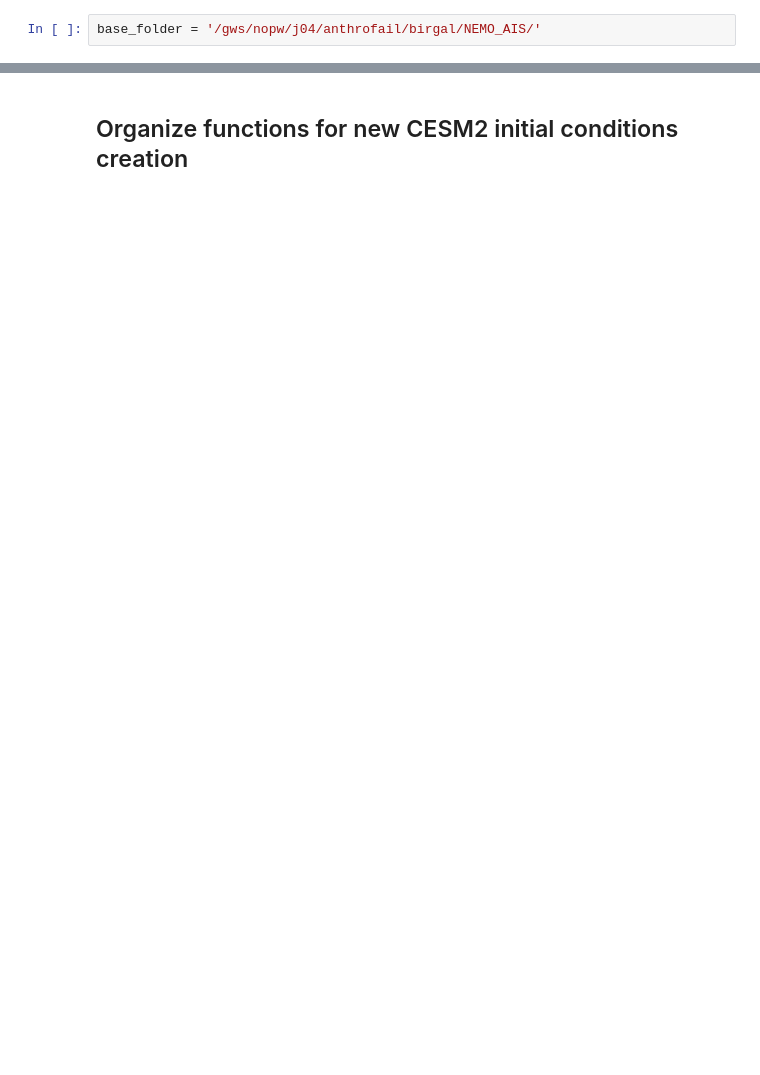
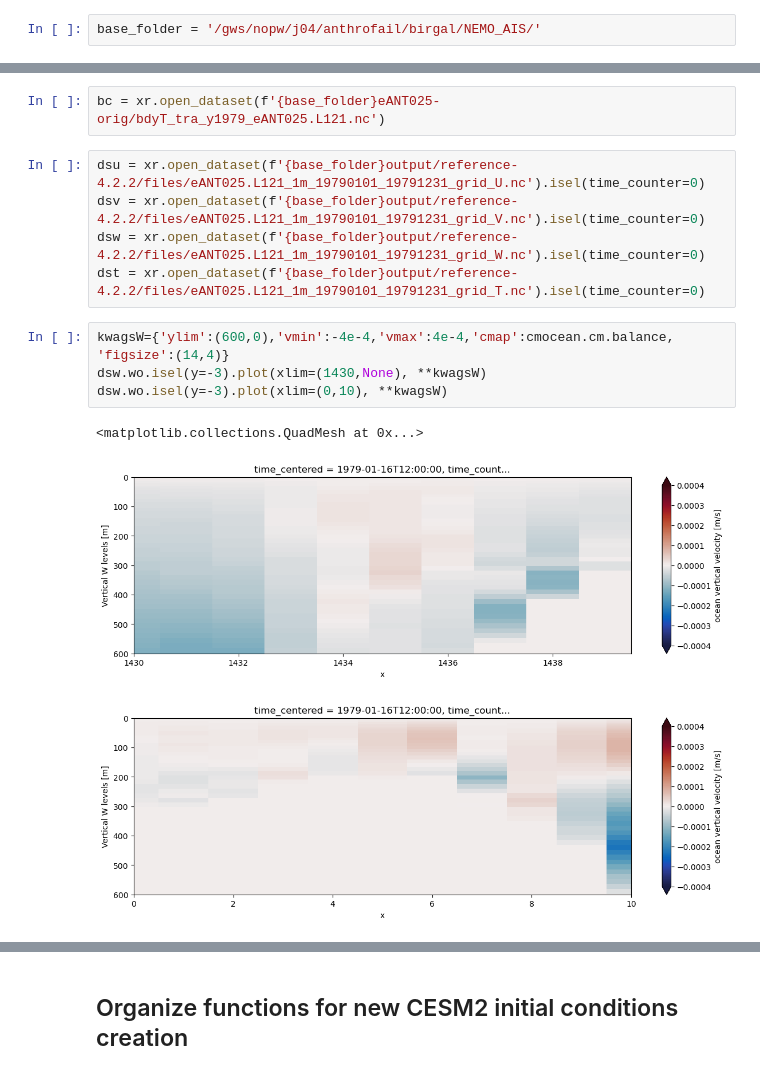
Before and after one commit to brogalla/analysis-birgal, a Jupyter notebook: nemo_config_setup/climate-experiments/check-new-bdy-conds.ipynb, the cells around one changed output, grey strips where cells are left out. Drawn from its saved outputs; the diff is of its cells as text; blank space fills up the shorter version.

```diff
--- a/nemo_config_setup/climate-experiments/check-new-bdy-conds.ipynb
+++ b/nemo_config_setup/climate-experiments/check-new-bdy-conds.ipynb
@@ -111,0 +100,15 @@ new_ics.AbsSal.isel(deptht=0).plot(ylim=(440, 454), figsize=(18,4), vmin=32, vma
+# %%
+bc = xr.open_dataset(f'{base_folder}eANT025-orig/bdyT_tra_y1979_eANT025.L121.nc')
+# %%
+dsu = xr.open_dataset(f'{base_folder}output/reference-4.2.2/files/eANT025.L121_1m_19790101_19791231_grid_U.nc').isel(time_counter=0)
+dsv = xr.open_dataset(f'{base_folder}output/reference-4.2.2/files/eANT025.L121_1m_19790101_19791231_grid_V.nc').isel(time_counter=0)
+dsw = xr.open_dataset(f'{base_folder}output/reference-4.2.2/files/eANT025.L121_1m_19790101_19791231_grid_W.nc').isel(time_counter=0)
+dst = xr.open_dataset(f'{base_folder}output/reference-4.2.2/files/eANT025.L121_1m_19790101_19791231_grid_T.nc').isel(time_counter=0)
+# %%
+kwagsW={'ylim':(600,0),'vmin':-4e-4,'vmax':4e-4,'cmap':cmocean.cm.balance, 'figsize':(14,4)}
+dsw.wo.isel(y=-3).plot(xlim=(1430,None), **kwagsW)
+dsw.wo.isel(y=-3).plot(xlim=(0,10), **kwagsW)
+# %% [output]
+<matplotlib.collections.QuadMesh at 0x...>
+[figure, added]
+[figure, added]
```
Also changed, not shown: parts of 49 cells of this notebook.
